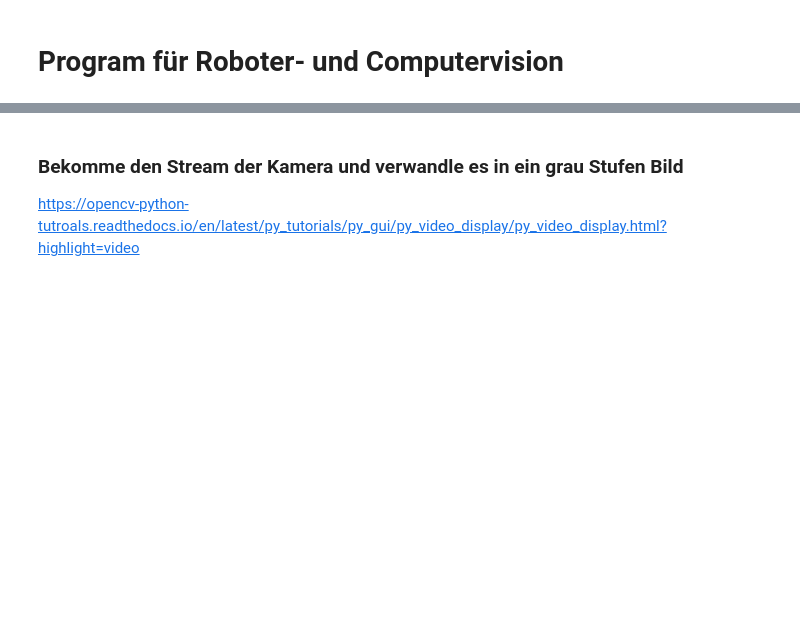
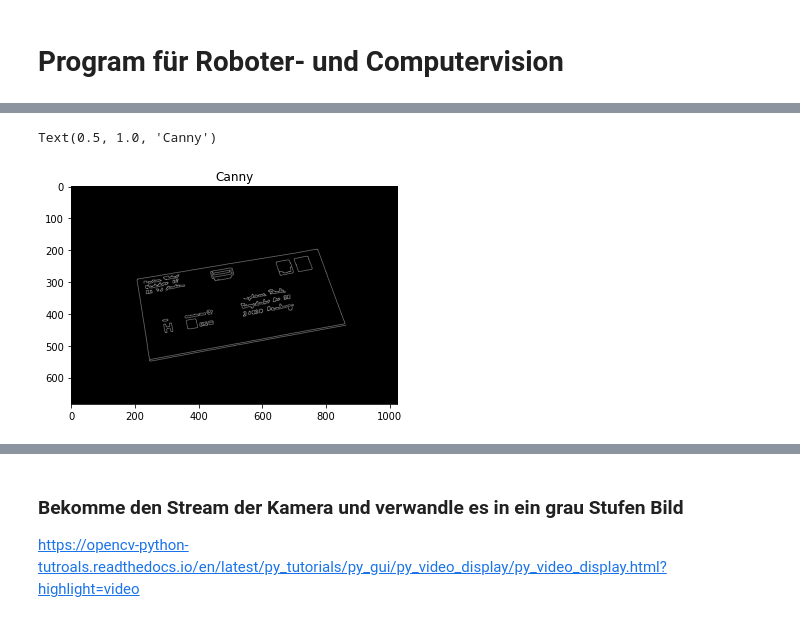
Before and after one commit to SimonStiegler/CRV_Postleitzahlerkennung, a Jupyter notebook: Programm.ipynb, the cells around one changed output, grey strips where cells are left out. Saved outputs shown, nothing was run; the diff lists cells and outputs as text; code cells hidden in the pictures; blank space fills up the shorter version.

```diff
--- a/Programm.ipynb
+++ b/Programm.ipynb
@@ -2,0 +78,8 @@
+# %%
+canny = cv2.Canny(gray,20,200)
+height,width = canny.shape
+plt.imshow(canny, cmap="gray")
+plt.title("Canny")
+# %% [output]
+Text(0.5, 1.0, 'Canny')
+[figure, added]
```
Also changed, not shown: parts of 17 cells of this notebook, 3 other files.
